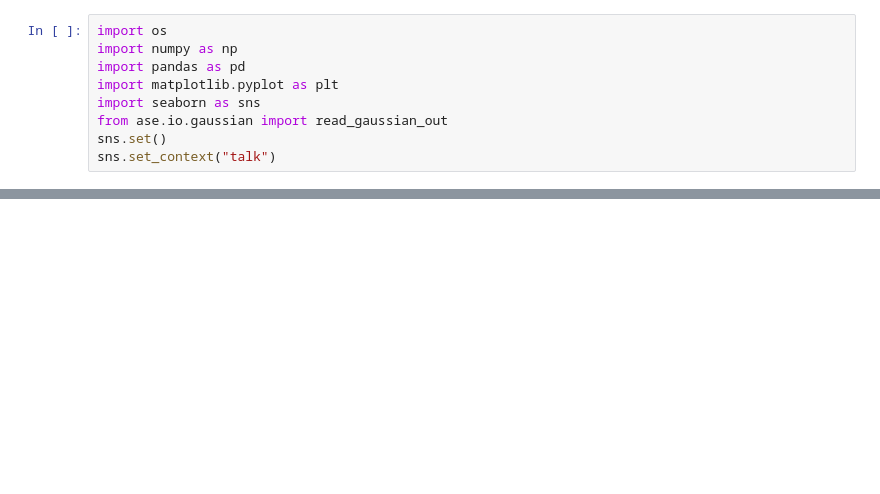
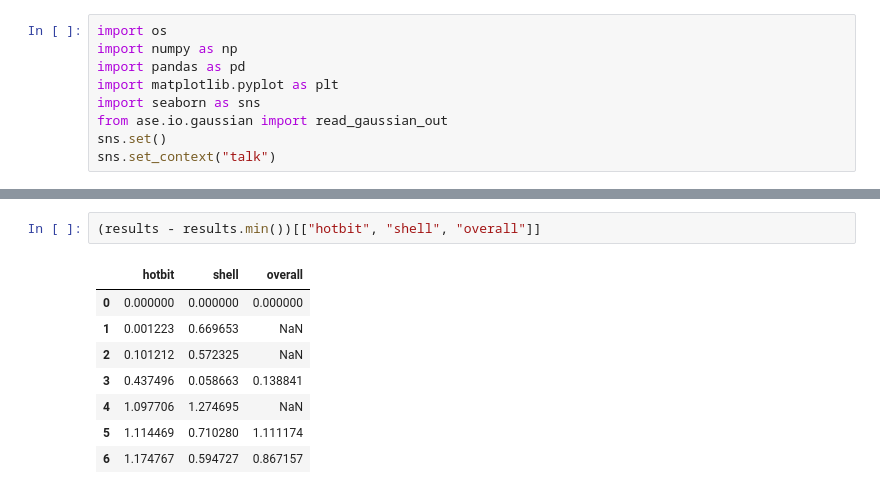
Before and after one commit to nateharms/profiling-conformers, a Jupyter notebook: plottin-species-results.ipynb, the cells around one changed output, grey strips where cells are left out. Saved outputs shown, nothing was run; the diff lists cells and outputs as text; blank space fills up the shorter version.

```diff
--- a/plottin-species-results.ipynb
+++ b/plottin-species-results.ipynb
@@ -80,0 +96,11 @@ forces = atoms.get_forces()
+# %%
+(results - results.min())[["hotbit", "shell", "overall"]]
+# %% [output]
+|  | hotbit | shell | overall |
+| 0 | 0.000000 | 0.000000 | 0.000000 |
+| 1 | 0.001223 | 0.669653 | NaN |
+| 2 | 0.101212 | 0.572325 | NaN |
+| 3 | 0.437496 | 0.058663 | 0.138841 |
+| 4 | 1.097706 | 1.274695 | NaN |
+| 5 | 1.114469 | 0.710280 | 1.111174 |
+| 6 | 1.174767 | 0.594727 | 0.867157 |
```
Also changed, not shown: parts of 7 cells of this notebook, 1 other file.
